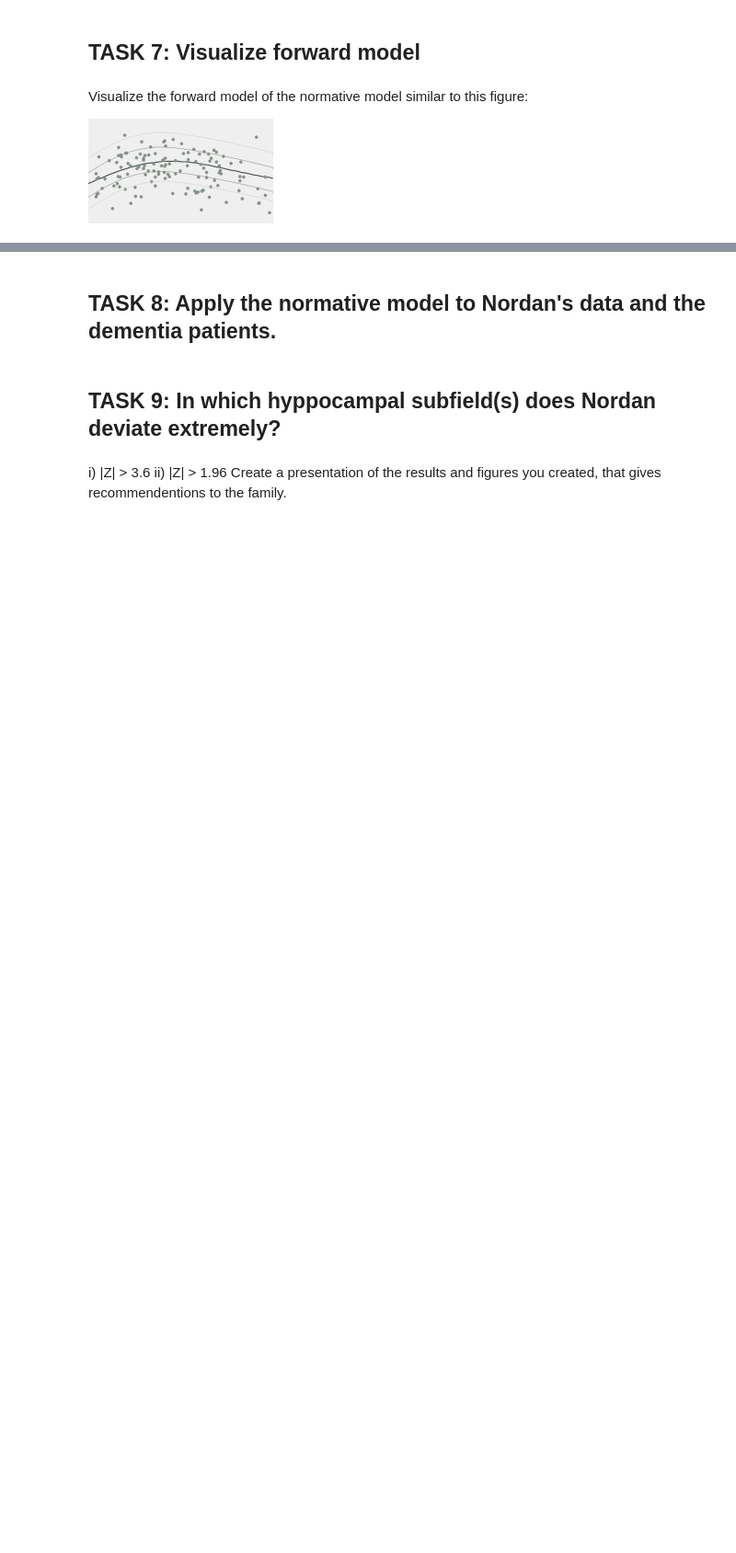
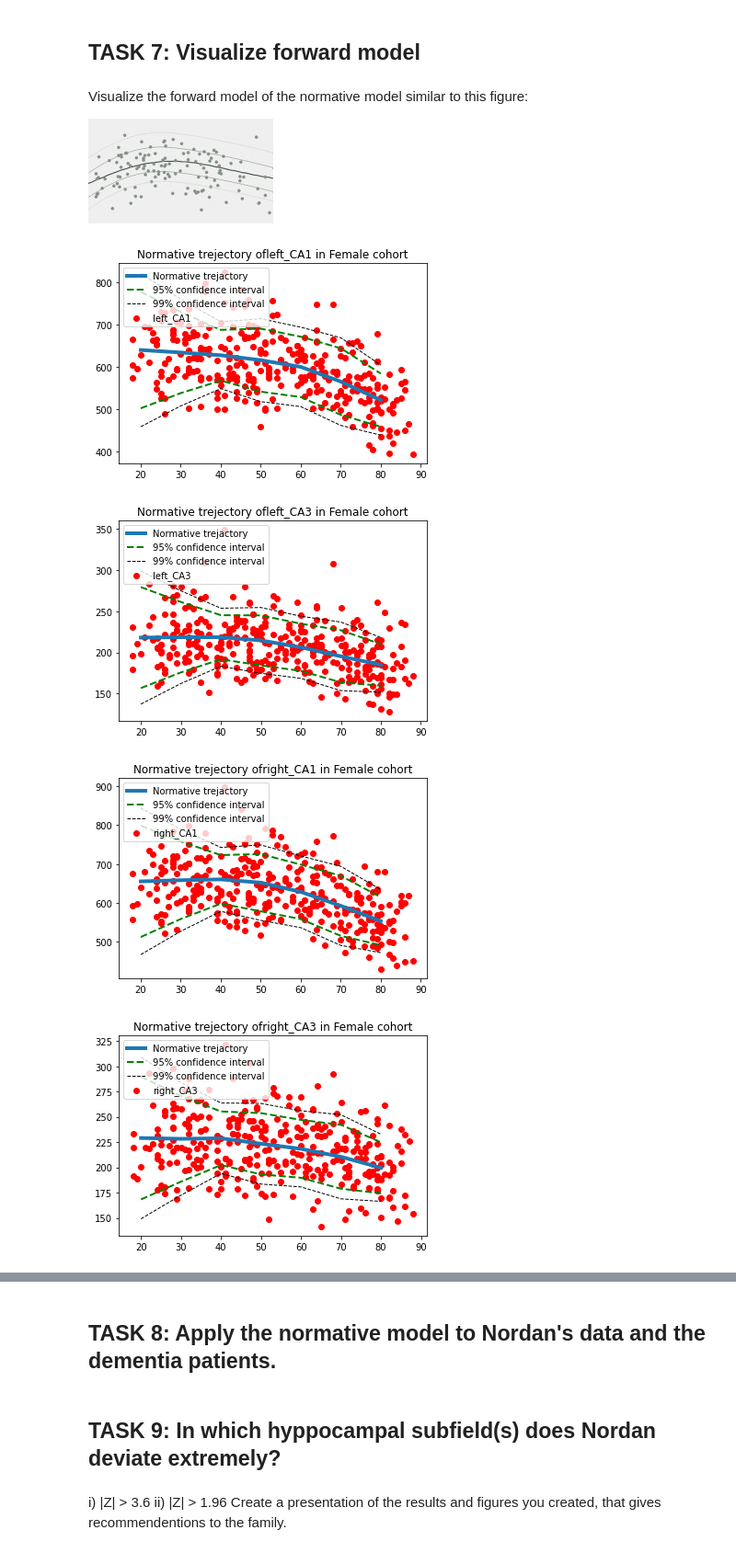
Before and after one commit to saigerutherford/CPC_ML_tutorial, a Jupyter notebook: tasks_key/SR_key_cpc_machinelearning.ipynb, the cells around one changed output, grey strips where cells are left out. Shown at 92% size. Drawn from its saved outputs; the diff is of its cells as text; code cells hidden in the pictures; blank space fills up the shorter version.

Commit message:
Adding confidence Interval to the task7 plot

```diff
--- a/tasks_key/SR_key_cpc_machinelearning.ipynb
+++ b/tasks_key/SR_key_cpc_machinelearning.ipynb
@@ -213,30 +306,63 @@ plt.ylim(-20, 2)
 ![1-s2.0-S245190221830329X-gr2.jpg](embedded-picture-1)
 # %%
 import numpy as np
+import matplotlib.pyplot as plt
+
+# confidence interval calculation at x_forward
+def confidence_interval(s2,x,z):
+  CI=np.zeros((len(x_forward),4))
+  for i,xdot in enumerate(x_forward):
+    ci_inx=np.isin(x,xdot)
+    S2=s2[ci_inx]
+    S_hat=np.mean(S2,axis=0)
+    n=S2.shape[0]
+    CI[i,:]=z*np.power(S_hat/n,.5)
+  return CI
+
 
 feature_names=['left_CA1','left_CA3','right_CA1','right_CA3']
 sex_covariates=[ 'Female','Male']
-
 # Creating plots for Female and male
 for i,sex in enumerate(sex_covariates):
-# Find the index of the data exclusively for one sex. Female:0, Male: 1
-    inx=np.where(covariate_normsample.sex==i)[0]
-    x=covariate_normsample.values[inx,1]
-    # actual data
-    y = pd.read_csv('features_normsample.txt', sep = ' ', header=None)
-    y=y.values[inx]
-    #forward model data
+#forward model data
     forward_yhat = pd.read_csv('yhat_forward.txt', sep = ' ', header=None)
     yhat_forward=forward_yhat.values
     yhat_forward=yhat_forward[7*i:7*(i+1)]
     x_forward=[20, 30, 40, 50, 60, 70, 80]
-# Creat a trejactroy for each feature point
+
+# Find the index of the data exclusively for one sex. Female:0, Male: 1
+    inx=np.where(covariate_normsample.sex==i)[0]
+    x=covariate_normsample.values[inx,1]
+# actual data
+    y = pd.read_csv('features_normsample.txt', sep = ' ', header=None)
+    y=y.values[inx]
+# confidence Interval yhat+ z (std/n^.5)-->.95 % :z=1.96, 99% :z=2.58
+    s2= pd.read_csv('ys2_2fold.txt', sep = ' ', header=None)
+    s2=s2.values[inx]
+
+    CI_95=confidence_interval(s2,x,1.96)
+    CI_99=confidence_interval(s2,x,2.58)
+
+# Creat a trejactroy for each feauter point
     for j,name in enumerate(feature_names):
-        fig=plt.figure()
-        ax=fig.add_subplot(111)
-        ax.plot(x_forward,yhat_forward[:,j], linewidth=4, label='Normative trajectory')
-        ax.scatter(x,y[:,j],c='r', label=name)
-        plt.legend(loc='upper left')
-        plt.title('Normative trajectory of' +name+' in '+sex+' cohort')
-        plt.show()
-        plt.close()
+         fig=plt.figure()
+         ax=fig.add_subplot(111)
+         ax.plot(x_forward,yhat_forward[:,j], linewidth=4, label='Normative trejactory')
+
+
+         ax.plot(x_forward,CI_95[:,j]+yhat_forward[:,j], linewidth=2,linestyle='--',c='g', label='95% confidence interval')
+         ax.plot(x_forward,-CI_95[:,j]+yhat_forward[:,j], linewidth=2,linestyle='--',c='g')
+
+         ax.plot(x_forward,CI_99[:,j]+yhat_forward[:,j], linewidth=1,linestyle='--',c='k', label='99% confidence interval')
+         ax.plot(x_forward,-CI_99[:,j]+yhat_forward[:,j], linewidth=1,linestyle='--',c='k')
+
+         ax.scatter(x,y[:,j],c='r', label=name)
+         plt.legend(loc='upper left')
+         plt.title('Normative trejectory of' +name+' in '+sex+' cohort')
+         plt.show()
+         plt.close()
+# %% [output]
+[figure, added]
+[figure, added]
+[figure, added]
+[figure, added]
```
Also changed, not shown: parts of 7 cells of this notebook.
